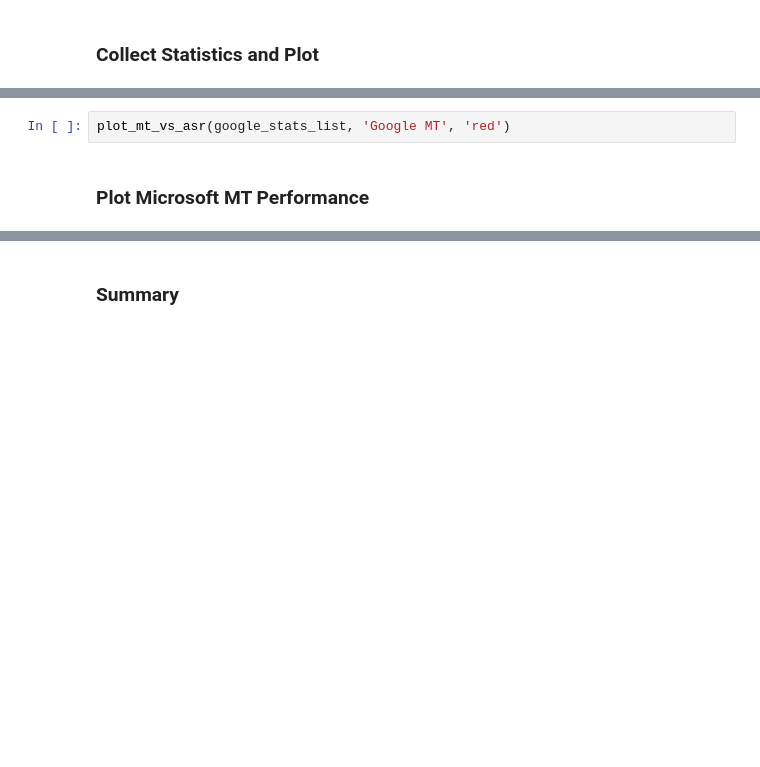
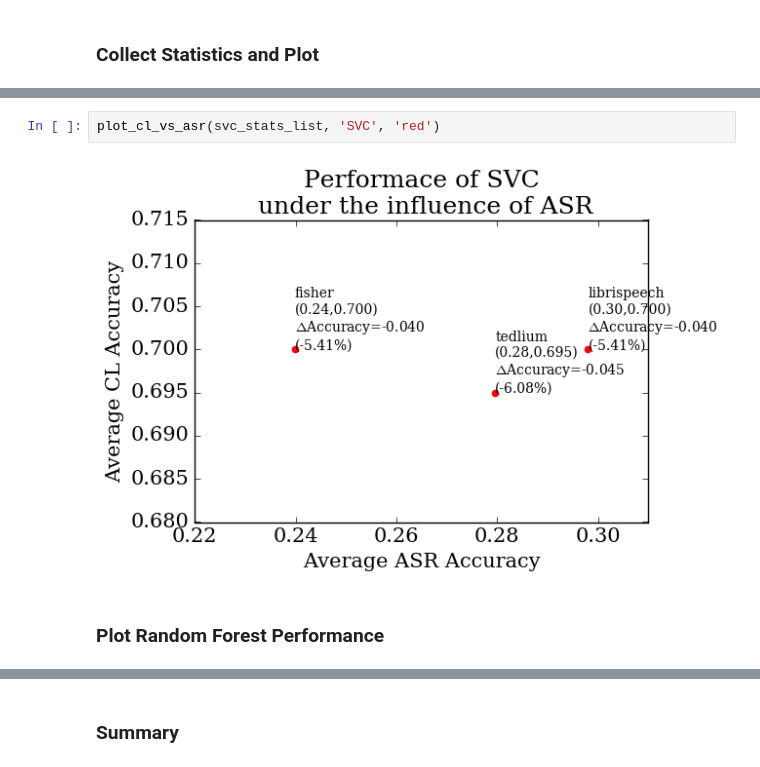
Before and after one commit to yunshengb/research, a Jupyter notebook: exp/asr_cl/analyze.ipynb, the cells around one changed output, grey strips where cells are left out. Drawn from its saved outputs; the diff is of its cells as text; blank space fills up the shorter version.

```diff
--- a/exp/asr_cl/analyze.ipynb
+++ b/exp/asr_cl/analyze.ipynb
@@ -315,6 +363,8 @@ def plot_mts_vs_asr(list_of_stats_list, list_of_mt_name, list_of_colors):
                          fontsize=10)
-# %%
-plot_mt_vs_asr(google_stats_list, 'Google MT', 'red')
+# %%
+plot_cl_vs_asr(svc_stats_list, 'SVC', 'red')
+# %% [output]
+[figure, added]
 # %% [markdown]
-### Plot Microsoft MT Performance
+### Plot Random Forest Performance
 # %%
```
Also changed, not shown: parts of 15 cells of this notebook, 5 other files.
